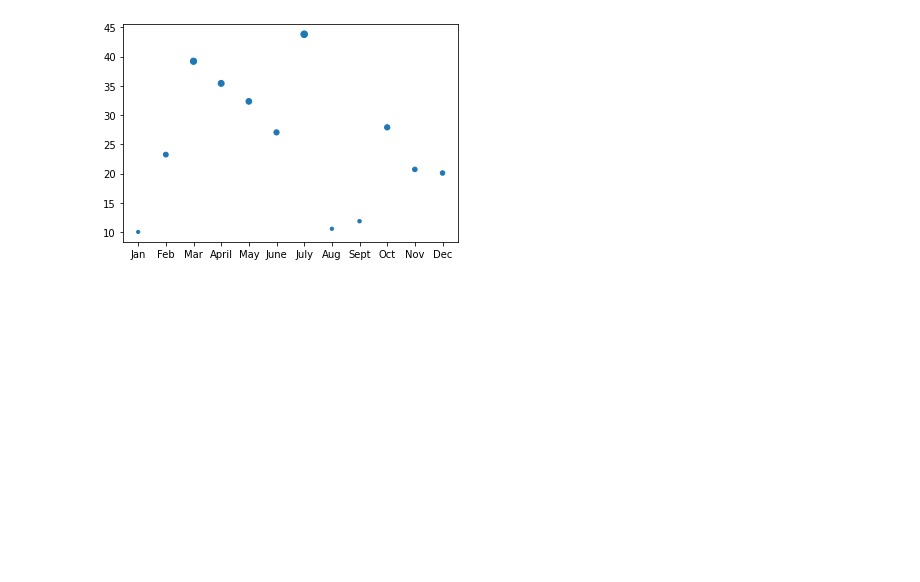
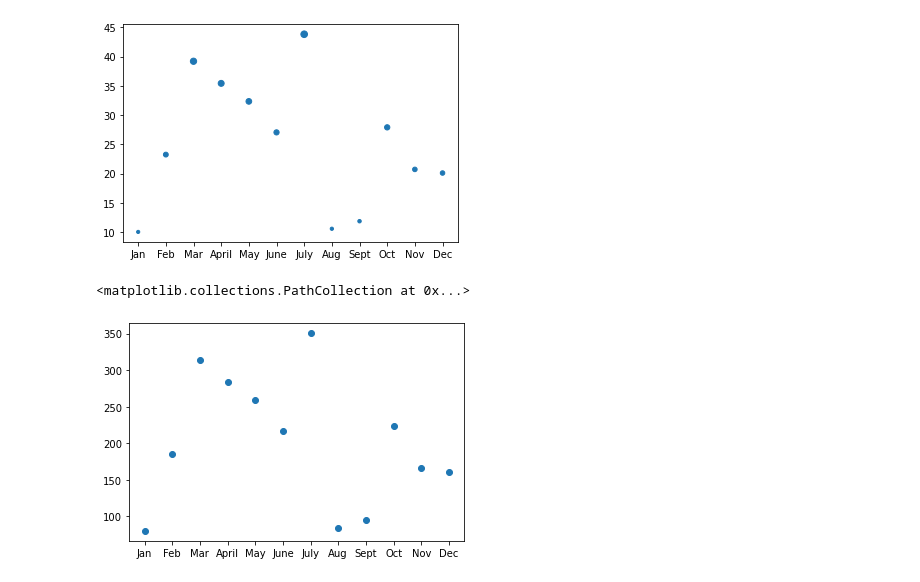
Before and after one commit to piathoi/PyBer_Analysis, a Jupyter notebook: matplotlib_practice.ipynb, the cells around one changed output. Saved outputs shown, nothing was run; the diff lists cells and outputs as text; code cells hidden in the pictures; blank space fills up the shorter version.

```diff
--- a/matplotlib_practice.ipynb
+++ b/matplotlib_practice.ipynb
@@ -219,4 +219,9 @@ plt.scatter(x_axis, y_axis, s=y_axis)
 #make markers larger
 y_axis_larger = []
 for data in y_axis:
-    y_axis_larger.append
+    y_axis_larger.append(data*8)
+# %%
+plt.scatter(x_axis, y_axis_larger)
+# %% [output]
+<matplotlib.collections.PathCollection at 0x...>
+[figure, added]
```
Also changed, not shown: parts of 9 cells of this notebook.
